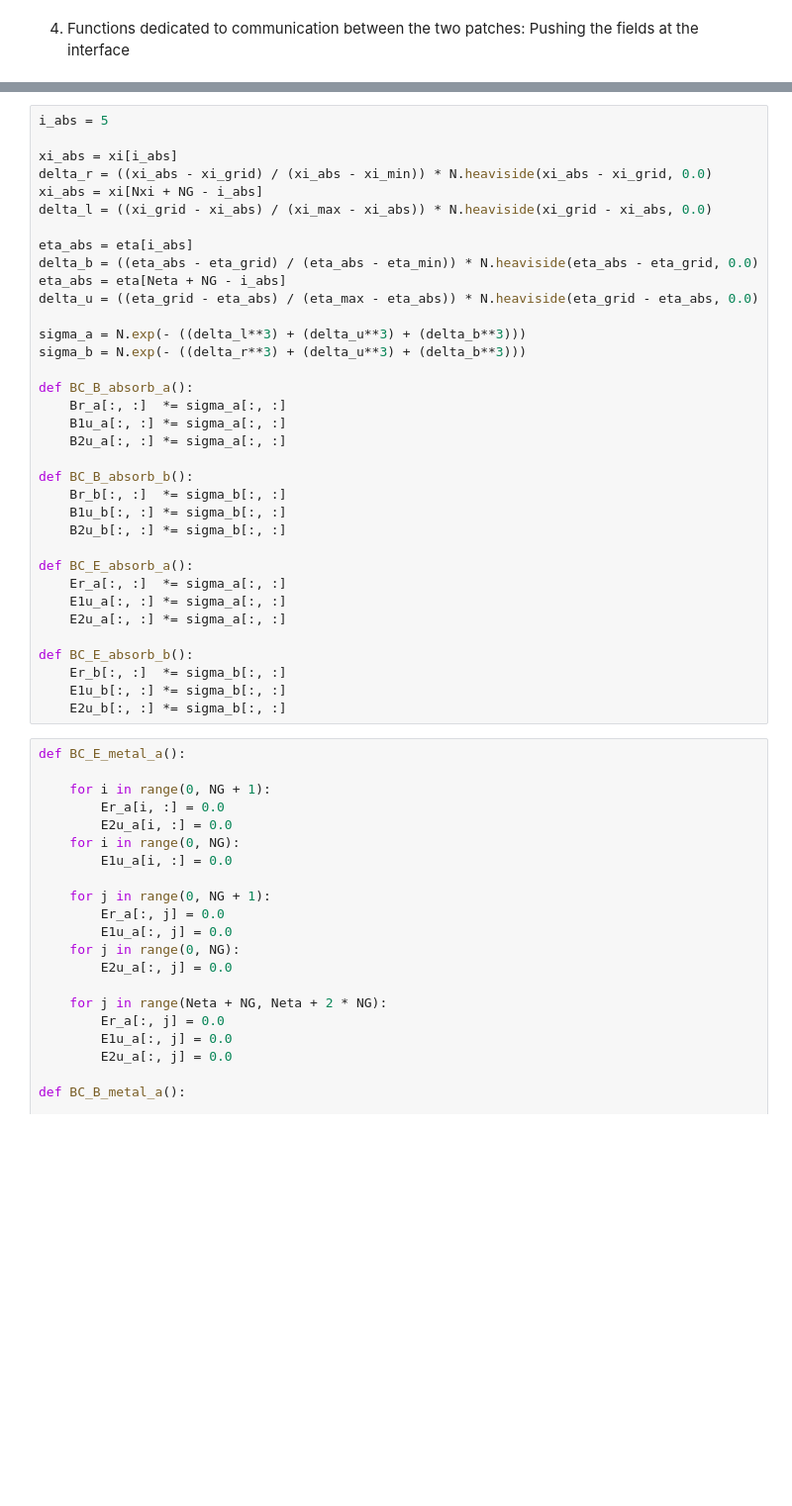
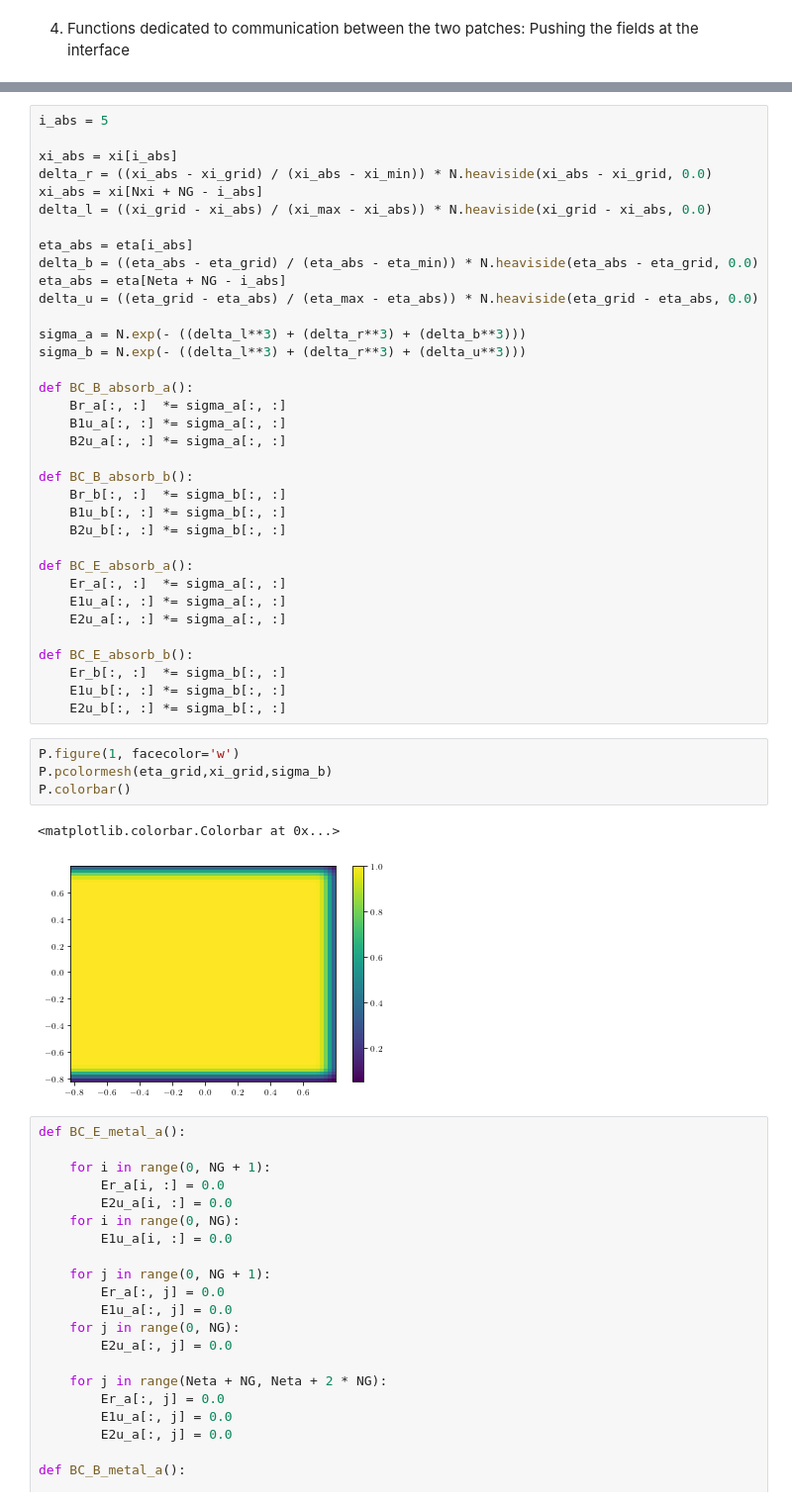
Before and after one commit to bcrinquand/Maxwell_cubed_sphere, a Jupyter notebook: cubed_two_patches.ipynb, the cells around one changed output, grey strips where cells are left out. Shown at 99% size. Cells and saved outputs as stored; diff of their text form; blank space fills up the shorter version.

```diff
--- a/cubed_two_patches.ipynb
+++ b/cubed_two_patches.ipynb
@@ -468,8 +462,8 @@ delta_b = ((eta_abs - eta_grid) / (eta_abs - eta_min)) * N.heaviside(eta_abs - e
 eta_abs = eta[Neta + NG - i_abs]
 delta_u = ((eta_grid - eta_abs) / (eta_max - eta_abs)) * N.heaviside(eta_grid - eta_abs, 0.0)
 
-sigma_a = N.exp(- ((delta_l**3) + (delta_u**3) + (delta_b**3)))
-sigma_b = N.exp(- ((delta_r**3) + (delta_u**3) + (delta_b**3)))
+sigma_a = N.exp(- ((delta_l**3) + (delta_r**3) + (delta_b**3)))
+sigma_b = N.exp(- ((delta_l**3) + (delta_r**3) + (delta_u**3)))
 
 def BC_B_absorb_a():
     Br_a[:, :]  *= sigma_a[:, :]
@@ -490,6 +484,13 @@ def BC_E_absorb_b():
     Er_b[:, :]  *= sigma_b[:, :]
     E1u_b[:, :] *= sigma_b[:, :]
     E2u_b[:, :] *= sigma_b[:, :]
+# %%
+P.figure(1, facecolor='w')
+P.pcolormesh(eta_grid,xi_grid,sigma_b)
+P.colorbar()
+# %% [output]
+<matplotlib.colorbar.Colorbar at 0x...>
+[figure, added]
 # %%
 def BC_E_metal_a():
 
```
Also changed, not shown: parts of 12 cells of this notebook, 2 other files.
